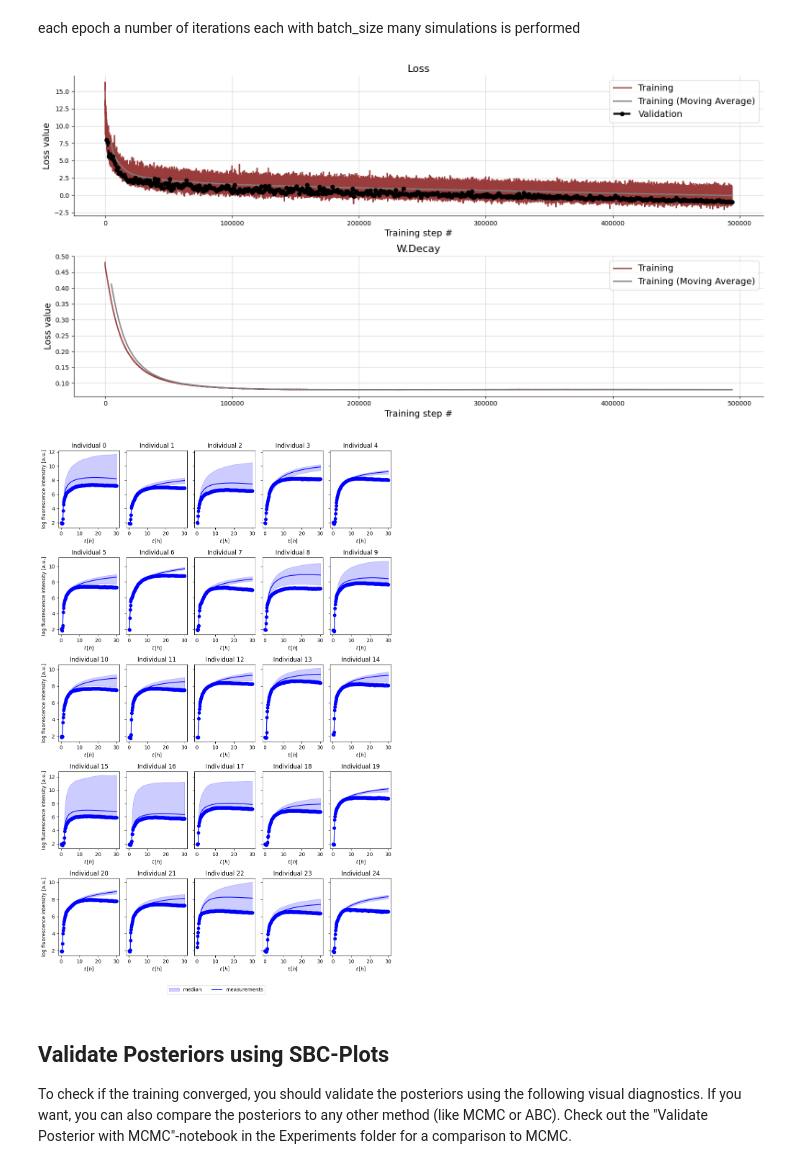
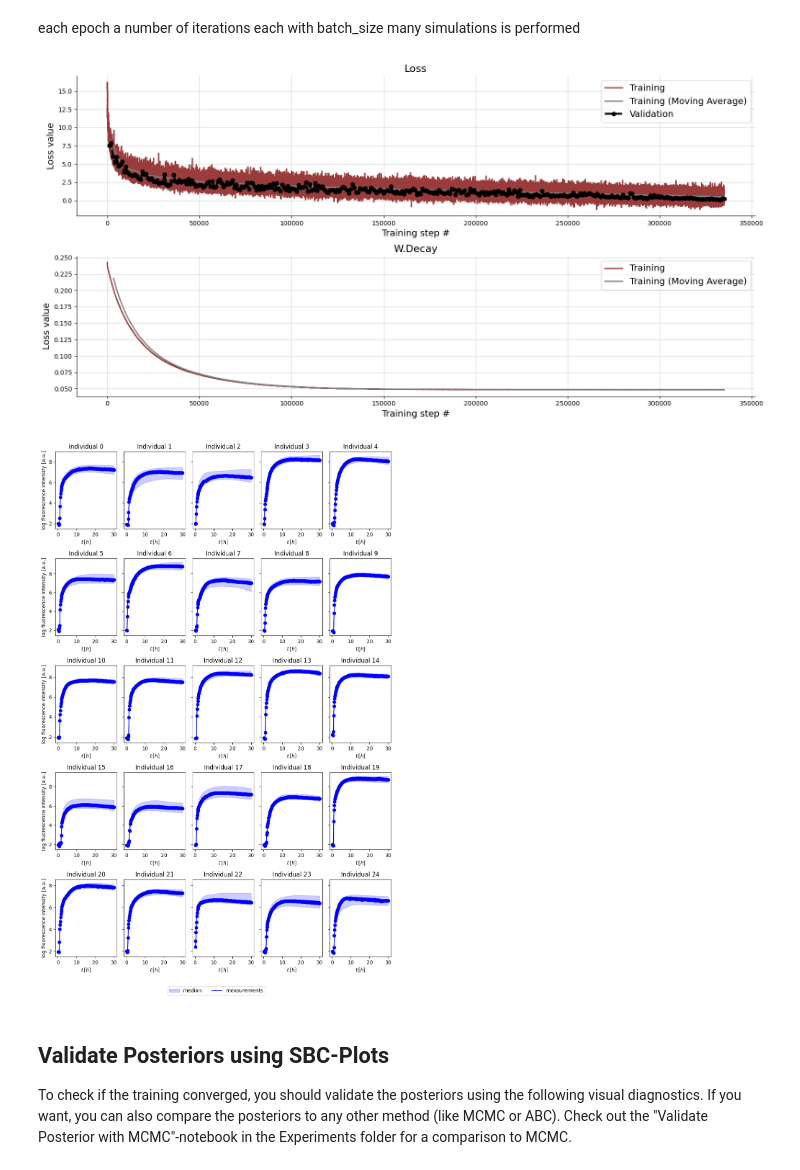
Before and after one commit to arrjon/Amortized-NLME-Models, a Jupyter notebook: Examples/Amortized NLME Simulation & Training.ipynb, the cells around one changed output. Saved outputs shown, nothing was run; the diff lists cells and outputs as text; code cells hidden in the pictures.

```diff
--- a/Examples/Amortized NLME Simulation & Training.ipynb
+++ b/Examples/Amortized NLME Simulation & Training.ipynb
@@ -18,7 +18,7 @@ if model_name == 'fröhlich-detailed' or model_name == 'pharmacokinetic_model' o
     from juliacall import Main as jl
 
 # specify which model to use
-network_idx = 15
+network_idx = 0
 load_best_network = True
 # %%
 # show or save plots
@@ -214,30 +213,30 @@ fig_losses = diagnostics.plot_losses(history['train_losses'], val_losses=history
 if save_plots:
     fig_losses.savefig(f'../plots/calibration/{model_name}/{model.network_name}_fig_losses.png')
 # %% [output]
-[figure, old version]
+[figure, new version]
 # %%
 # load real data (here for the first time), simulate posterior and plot
 test_data = model.load_data(n_data=25)  # or load synthetic data with synthetic=True
-data_posterior_draws = model.draw_posterior_samples(data=test_data, n_samples=1000)
+data_posterior_draws = model.draw_posterior_samples(data=test_data, n_samples=100)
 
 rows = 5
 fig, ax = plt.subplots(rows, int(np.ceil(len(test_data) / rows)), tight_layout=True,
                        figsize=(10, rows*3), sharey='row')
 axis = ax.flatten()
 
 for p_id in tqdm(range(len(test_data))):
     axis[p_id] = model.prepare_plotting(test_data[p_id], data_posterior_draws[p_id], axis[p_id])
     _, labels = axis[p_id].get_legend_handles_labels()
     axis[p_id].set_title(f'Individual {p_id}')
     if p_id % rows != 0:
         axis[p_id].set_ylabel('')
 
 fig.legend(labels, ncol=3, loc='upper center', bbox_to_anchor=(0.5, -0.01))
 if save_plots:
     fig.savefig(f'../plots/calibration/{model_name}/{model.network_name}_fit.png')
 plt.show()
 # %% [output]
-[figure, old version]
+[figure, new version]
 # %% [markdown]
 ## Validate Posteriors using SBC-Plots
 
```
Also changed, not shown: parts of 6 cells of this notebook, 7 other files.
